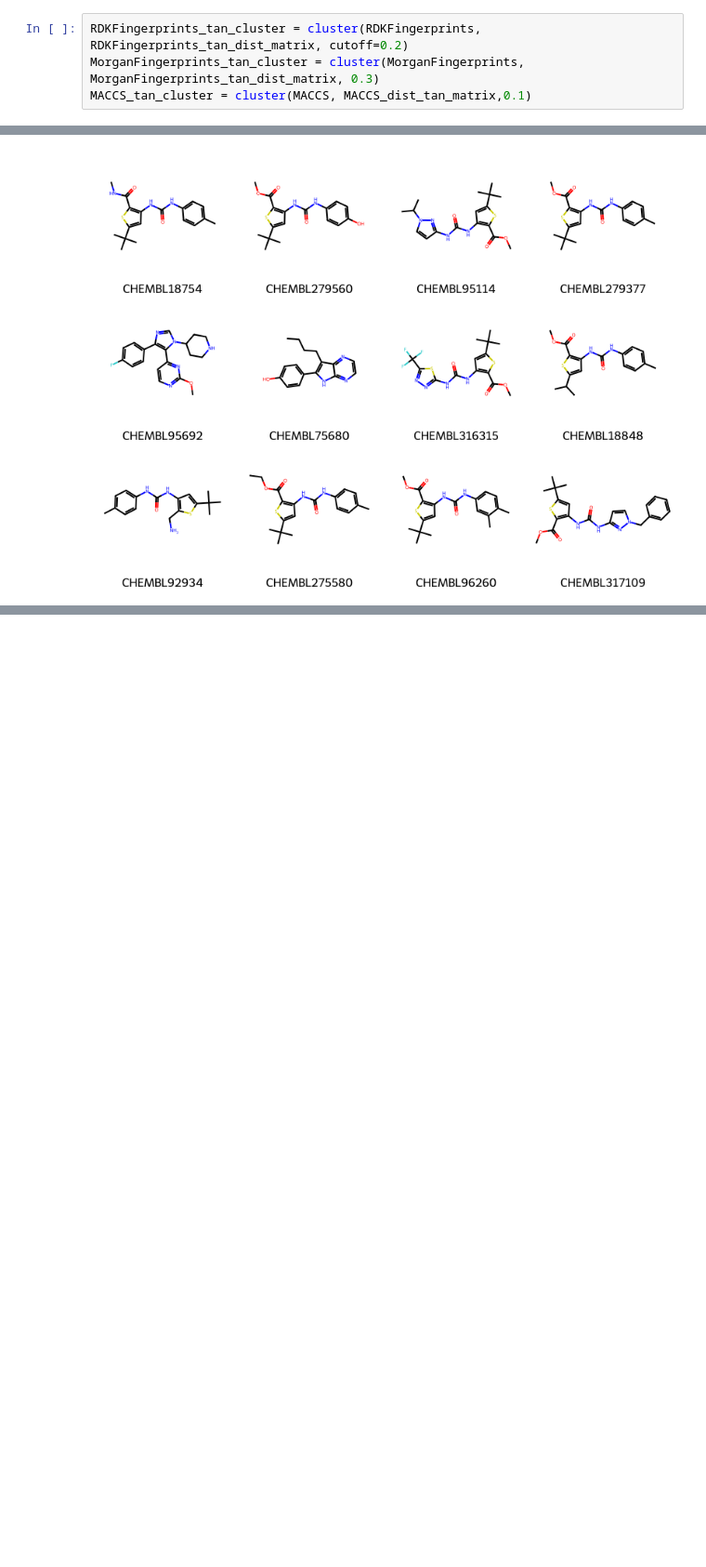
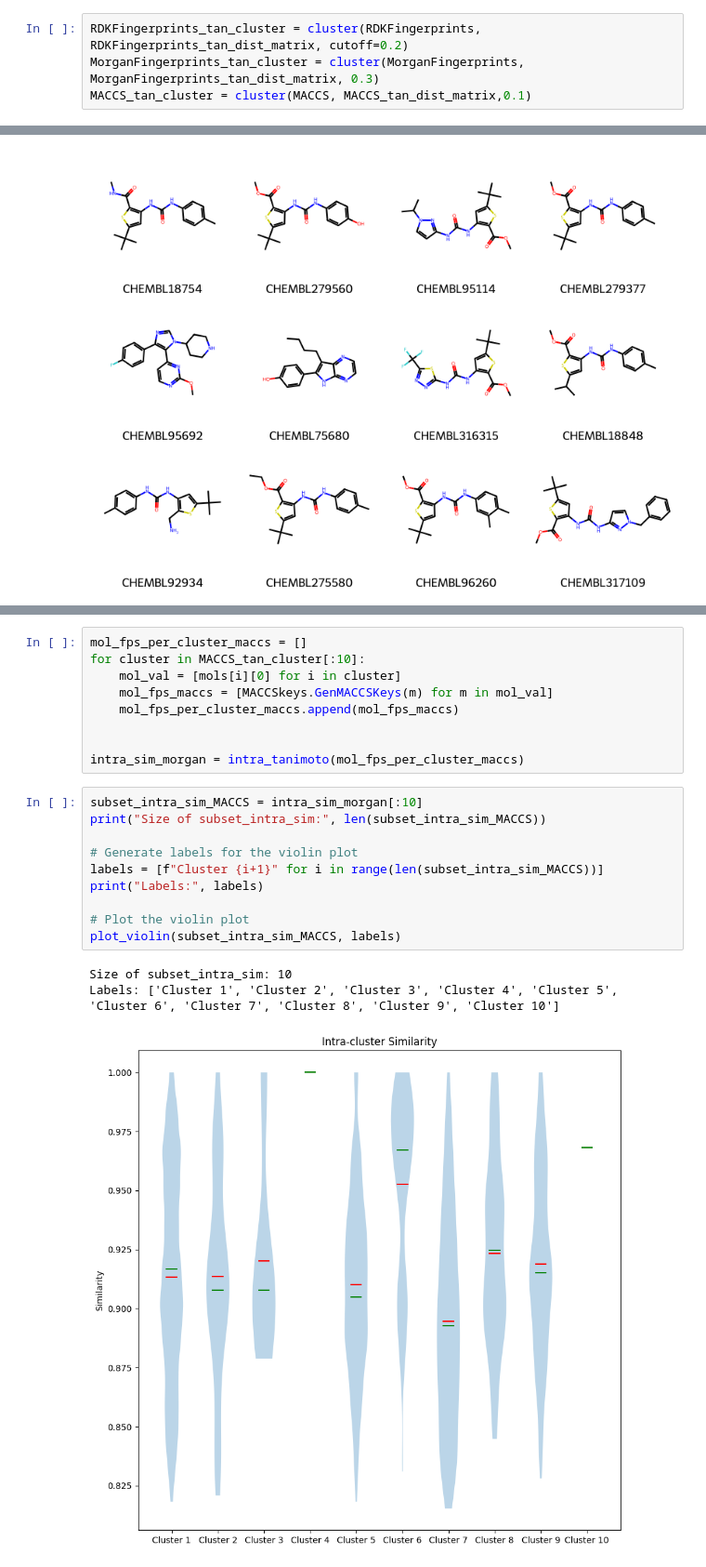
Before and after one commit to xelothi/ML-for-kinase-inhibitors-development, a Jupyter notebook: clustering_algorithms.ipynb, the cells around one changed output, grey strips where cells are left out. Shown at 93% size. Cells and saved outputs as stored; diff of their text form; blank space fills up the shorter version.

```diff
--- a/clustering_algorithms.ipynb
+++ b/clustering_algorithms.ipynb
@@ -207,7 +205,7 @@ plot_clusters(MACCS, MACCS_tan_dist_matrix)
 # %%
 RDKFingerprints_tan_cluster = cluster(RDKFingerprints, RDKFingerprints_tan_dist_matrix, cutoff=0.2)
 MorganFingerprints_tan_cluster = cluster(MorganFingerprints, MorganFingerprints_tan_dist_matrix, 0.3)
-MACCS_tan_cluster = cluster(MACCS, MACCS_dist_tan_matrix,0.1)
+MACCS_tan_cluster = cluster(MACCS, MACCS_tan_dist_matrix,0.1)
 # %% [markdown]
 Butina clustering for dice distance matrix
 # %%
@@ -360,0 +383,23 @@ visualize_mcs(molecules, threshold=0.8, save_path="mcs_image.png")
+# %%
+mol_fps_per_cluster_maccs = []
+for cluster in MACCS_tan_cluster[:10]:
+    mol_val = [mols[i][0] for i in cluster]
+    mol_fps_maccs = [MACCSkeys.GenMACCSKeys(m) for m in mol_val]
+    mol_fps_per_cluster_maccs.append(mol_fps_maccs)
+
+
+intra_sim_morgan = intra_tanimoto(mol_fps_per_cluster_maccs)
+# %%
+subset_intra_sim_MACCS = intra_sim_morgan[:10]
+print("Size of subset_intra_sim:", len(subset_intra_sim_MACCS))
+
+# Generate labels for the violin plot
+labels = [f"Cluster {i+1}" for i in range(len(subset_intra_sim_MACCS))]
+print("Labels:", labels)
+
+# Plot the violin plot
+plot_violin(subset_intra_sim_MACCS, labels)
+# %% [output]
+Size of subset_intra_sim: 10
+Labels: ['Cluster 1', 'Cluster 2', 'Cluster 3', 'Cluster 4', 'Cluster 5', 'Cluster 6', 'Cluster 7', 'Cluster 8', 'Cluster 9', 'Cluster 10']
+[figure, added]
```
Also changed, not shown: parts of 23 cells of this notebook.
